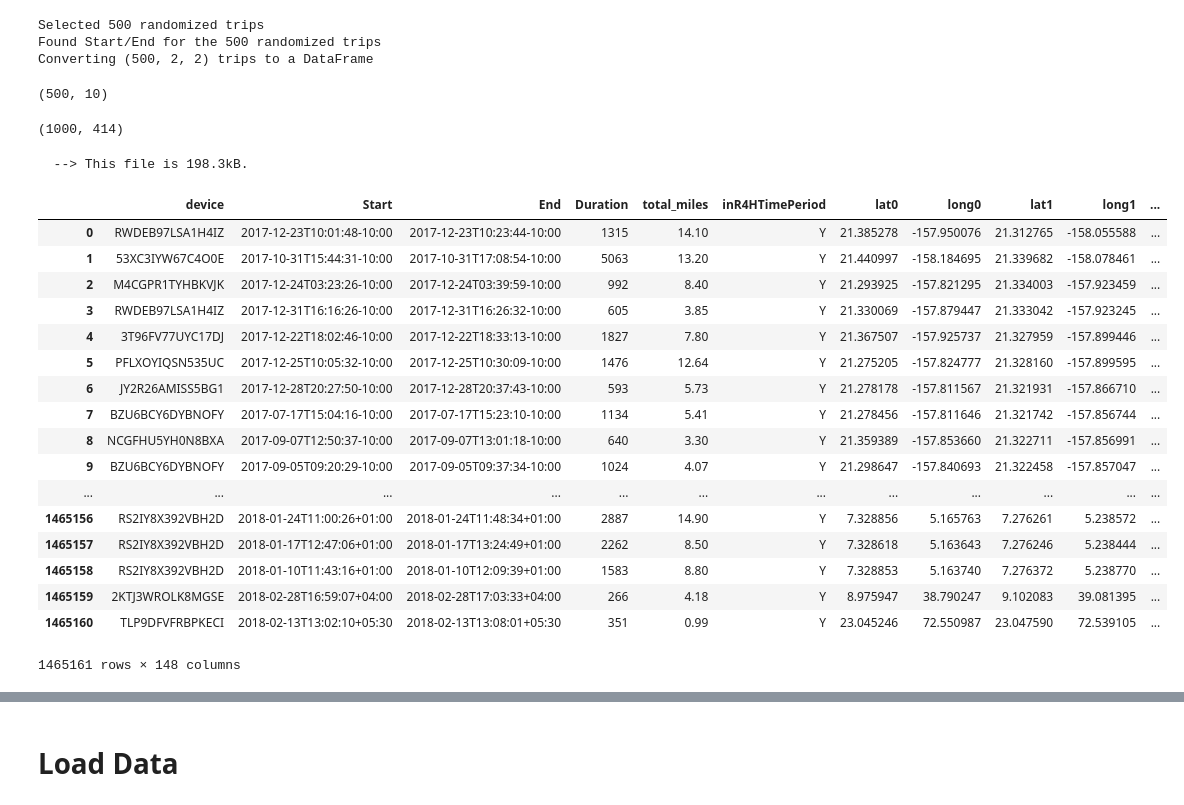
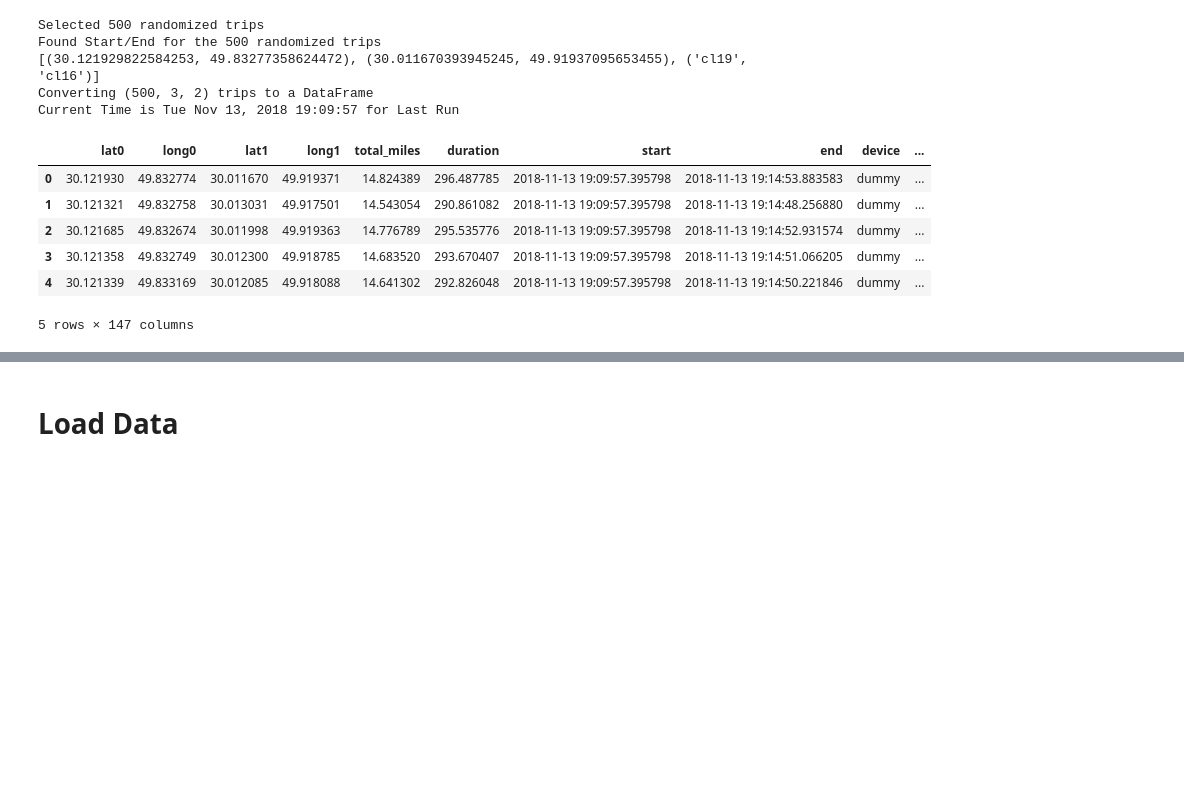
Before and after one commit to tgadf/network, a Jupyter notebook: createNetwork.ipynb, the cells around one changed output, grey strips where cells are left out. Drawn from its saved outputs; the diff is of its cells as text; code cells hidden in the pictures; blank space fills up the shorter version.

Commit message:
Added external data code

```diff
--- a/createNetwork.ipynb
+++ b/createNetwork.ipynb
@@ -34,62 +35,56 @@ The autoreload extension is already loaded. To reload it, use:
 #######################################################################################
 genData = True
 if genData:
+    cls     = 20
     total   = 500
     genMax  = 75
     distMax = 500
-    raw  = genClusters(20, 250, latRange=[29.8, 30.2], lngRange=[49.8, 50.2], dist="gauss", maxrad=genMax)
+    raw  = genClusters(cls, 250, latRange=[29.8, 30.2], lngRange=[49.8, 50.2], dist="gauss", maxrad=genMax)
     gc   = geoClusters(key="dummy", points=raw, distMax=distMax, debug=False)
     gc.findClusters(seedMin=2, debug=False)
     df   = genTripsBetweenClusters(n=total, gc=gc, returnDF=True)
     df["device"] = "dummy"
 
-    tmpdf = loadJoblib("/Users/tgadf/Downloads/r4hIDs.p").sample(n=total, replace=True)
-    from pandas import concat
-    newdf = concat([df, tmp], axis=1)
+    tmpdf = loadJoblib("/Users/tgadfort/Downloads/r4hIDs.p").sample(n=total, replace=True)
+    tojoin = tmpdf.sample(cls)
+    tojoin["cl"] = ["cl{0}".format(x) for x in range(cls)]
+
+    df['cl'] = df['cl0']
+    drops = [x for x in tojoin.columns if x.startswith("Geo1")]
+    tojoinCL0 = dropColumns(tojoin, columns=drops, inplace=False)
+    test = df.merge(tojoinCL0, on='cl')
+
+    test['cl'] = test['cl1']
+    drops = [x for x in tojoin.columns if x.startswith("Geo0")]
+    tojoinCL1 = dropColumns(tojoin, columns=drops, inplace=False)
+    test = test.merge(tojoinCL1, on='cl')
+
+    df = test
+    dropColumns(df, columns=["cl", "cl0", "cl1"])
+    df.replace('nan', 0, inplace=True)
 else:
     df = loadJoblib("/Users/tgadf/Downloads/r4h.p")
+
+
+
+_, _ = clock("Last Run")
 # %% [output]
 Selected 500 randomized trips
 Found Start/End for the 500 randomized trips
-Converting (500, 2, 2) trips to a DataFrame
+[(30.121929822584253, 49.83277358624472), (30.011670393945245, 49.91937095653455), ('cl19', 'cl16')]
+Converting (500, 3, 2) trips to a DataFrame
+Current Time is Tue Nov 13, 2018 19:09:57 for Last Run
-# %%
-newdf.shape
-# %% [output]
-(500, 10)
-# %%
-tmpdf = loadJoblib("/Users/tgadf/Downloads/r4hIDs.p")
-from pandas import concat
-concat([tmpdf,tmpdf,tmpdf], axis=1).shape
-# %% [output]
-(1000, 414)
-# %%
-sample = df[list(df.columns)[10:]].sample(n=1000)
-from ioUtils import saveJoblib
-saveJoblib(sample, "/Users/tgadf/Downloads/r4hIDs.p")
-# %% [output]
-  --> This file is 198.3kB.
 # %%
 # Show Data (if needed)
-df
+df.head()
 # %% [output]
-|  | device | Start | End | Duration | total_miles | inR4HTimePeriod | lat0 | long0 | lat1 | long1 | ... |
-| 0 | RWDEB97LSA1H4IZ | 2017-12-23T10:01:48-10:00 | 2017-12-23T10:23:44-10:00 | 1315 | 14.10 | Y | 21.385278 | -157.950076 | 21.312765 | -158.055588 | ... |
-| 1 | 53XC3IYW67C4O0E | 2017-10-31T15:44:31-10:00 | 2017-10-31T17:08:54-10:00 | 5063 | 13.20 | Y | 21.440997 | -158.184695 | 21.339682 | -158.078461 | ... |
-| 2 | M4CGPR1TYHBKVJK | 2017-12-24T03:23:26-10:00 | 2017-12-24T03:39:59-10:00 | 992 | 8.40 | Y | 21.293925 | -157.821295 | 21.334003 | -157.923459 | ... |
-| 3 | RWDEB97LSA1H4IZ | 2017-12-31T16:16:26-10:00 | 2017-12-31T16:26:32-10:00 | 605 | 3.85 | Y | 21.330069 | -157.879447 | 21.333042 | -157.923245 | ... |
-| 4 | 3T96FV77UYC17DJ | 2017-12-22T18:02:46-10:00 | 2017-12-22T18:33:13-10:00 | 1827 | 7.80 | Y | 21.367507 | -157.925737 | 21.327959 | -157.899446 | ... |
-| 5 | PFLXOYIQSN535UC | 2017-12-25T10:05:32-10:00 | 2017-12-25T10:30:09-10:00 | 1476 | 12.64 | Y | 21.275205 | -157.824777 | 21.328160 | -157.899595 | ... |
-| 6 | JY2R26AMISS5BG1 | 2017-12-28T20:27:50-10:00 | 2017-12-28T20:37:43-10:00 | 593 | 5.73 | Y | 21.278178 | -157.811567 | 21.321931 | -157.866710 | ... |
-| 7 | BZU6BCY6DYBNOFY | 2017-07-17T15:04:16-10:00 | 2017-07-17T15:23:10-10:00 | 1134 | 5.41 | Y | 21.278456 | -157.811646 | 21.321742 | -157.856744 | ... |
-| 8 | NCGFHU5YH0N8BXA | 2017-09-07T12:50:37-10:00 | 2017-09-07T13:01:18-10:00 | 640 | 3.30 | Y | 21.359389 | -157.853660 | 21.322711 | -157.856991 | ... |
-| 9 | BZU6BCY6DYBNOFY | 2017-09-05T09:20:29-10:00 | 2017-09-05T09:37:34-10:00 | 1024 | 4.07 | Y | 21.298647 | -157.840693 | 21.322458 | -157.857047 | ... |
-| ... | ... | ... | ... | ... | ... | ... | ... | ... | ... | ... | ... |
-| 1465156 | RS2IY8X392VBH2D | 2018-01-24T11:00:26+01:00 | 2018-01-24T11:48:34+01:00 | 2887 | 14.90 | Y | 7.328856 | 5.165763 | 7.276261 | 5.238572 | ... |
-| 1465157 | RS2IY8X392VBH2D | 2018-01-17T12:47:06+01:00 | 2018-01-17T13:24:49+01:00 | 2262 | 8.50 | Y | 7.328618 | 5.163643 | 7.276246 | 5.238444 | ... |
-| 1465158 | RS2IY8X392VBH2D | 2018-01-10T11:43:16+01:00 | 2018-01-10T12:09:39+01:00 | 1583 | 8.80 | Y | 7.328853 | 5.163740 | 7.276372 | 5.238770 | ... |
-| 1465159 | 2KTJ3WROLK8MGSE | 2018-02-28T16:59:07+04:00 | 2018-02-28T17:03:33+04:00 | 266 | 4.18 | Y | 8.975947 | 38.790247 | 9.102083 | 39.081395 | ... |
-| 1465160 | TLP9DFVFRBPKECI | 2018-02-13T13:02:10+05:30 | 2018-02-13T13:08:01+05:30 | 351 | 0.99 | Y | 23.045246 | 72.550987 | 23.047590 | 72.539105 | ... |
+|  | lat0 | long0 | lat1 | long1 | total_miles | duration | start | end | device | ... |
+| 0 | 30.121930 | 49.832774 | 30.011670 | 49.919371 | 14.824389 | 296.487785 | 2018-11-13 19:09:57.395798 | 2018-11-13 19:14:53.883583 | dummy | ... |
+| 1 | 30.121321 | 49.832758 | 30.013031 | 49.917501 | 14.543054 | 290.861082 | 2018-11-13 19:09:57.395798 | 2018-11-13 19:14:48.256880 | dummy | ... |
+| 2 | 30.121685 | 49.832674 | 30.011998 | 49.919363 | 14.776789 | 295.535776 | 2018-11-13 19:09:57.395798 | 2018-11-13 19:14:52.931574 | dummy | ... |
+| 3 | 30.121358 | 49.832749 | 30.012300 | 49.918785 | 14.683520 | 293.670407 | 2018-11-13 19:09:57.395798 | 2018-11-13 19:14:51.066205 | dummy | ... |
+| 4 | 30.121339 | 49.833169 | 30.012085 | 49.918088 | 14.641302 | 292.826048 | 2018-11-13 19:09:57.395798 | 2018-11-13 19:14:50.221846 | dummy | ... |
-1465161 rows × 148 columns
+5 rows × 147 columns
 # %%
 #######################################################################################
 # Cluster Geo Data (Lat, Long)
```
Also changed, not shown: parts of 19 cells of this notebook.
